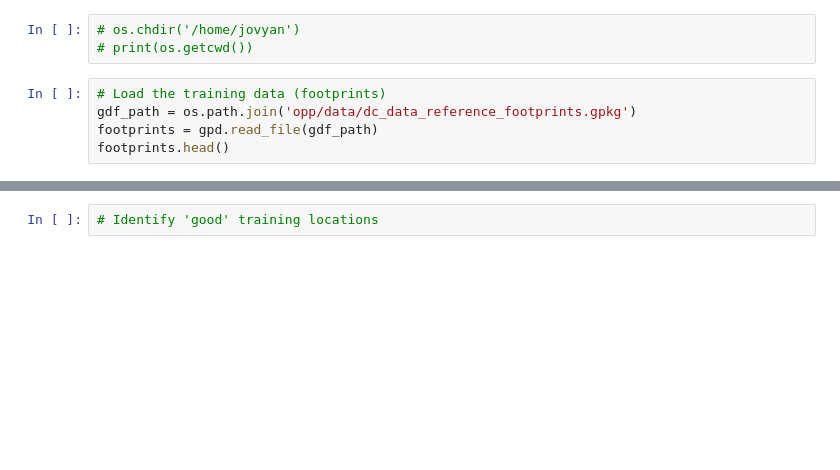
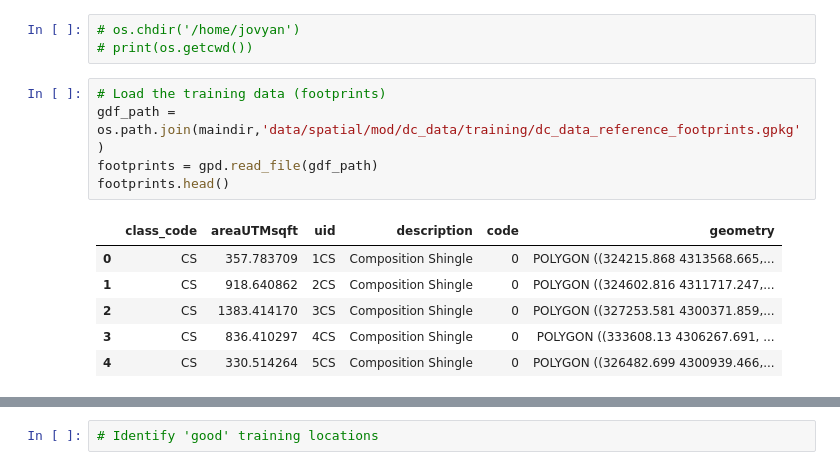
Before and after one commit to maxwellCcook/rooftop-mapping, a Jupyter notebook: code/04resnet18-training-dc.ipynb, the cells around one changed output, grey strips where cells are left out. Cells and saved outputs as stored; diff of their text form; blank space fills up the shorter version.

```diff
--- a/code/04resnet18-training-dc.ipynb
+++ b/code/04resnet18-training-dc.ipynb
@@ -244,7 +249,14 @@ print("Class and functions ready to use!")
 # print(os.getcwd())
 # %%
 # Load the training data (footprints)
-gdf_path = os.path.join('opp/data/dc_data_reference_footprints.gpkg')
+gdf_path = os.path.join(maindir,'data/spatial/mod/dc_data/training/dc_data_reference_footprints.gpkg')
 footprints = gpd.read_file(gdf_path)
 footprints.head()
+# %% [output]
+|  | class_code | areaUTMsqft | uid | description | code | geometry |
+| 0 | CS | 357.783709 | 1CS | Composition Shingle | 0 | POLYGON ((324215.868 4313568.665,... |
+| 1 | CS | 918.640862 | 2CS | Composition Shingle | 0 | POLYGON ((324602.816 4311717.247,... |
+| 2 | CS | 1383.414170 | 3CS | Composition Shingle | 0 | POLYGON ((327253.581 4300371.859,... |
+| 3 | CS | 836.410297 | 4CS | Composition Shingle | 0 | POLYGON ((333608.13 4306267.691, ... |
+| 4 | CS | 330.514264 | 5CS | Composition Shingle | 0 | POLYGON ((326482.699 4300939.466,... |
 # %%
```
Also changed, not shown: parts of 25 cells of this notebook, 6 other files.
